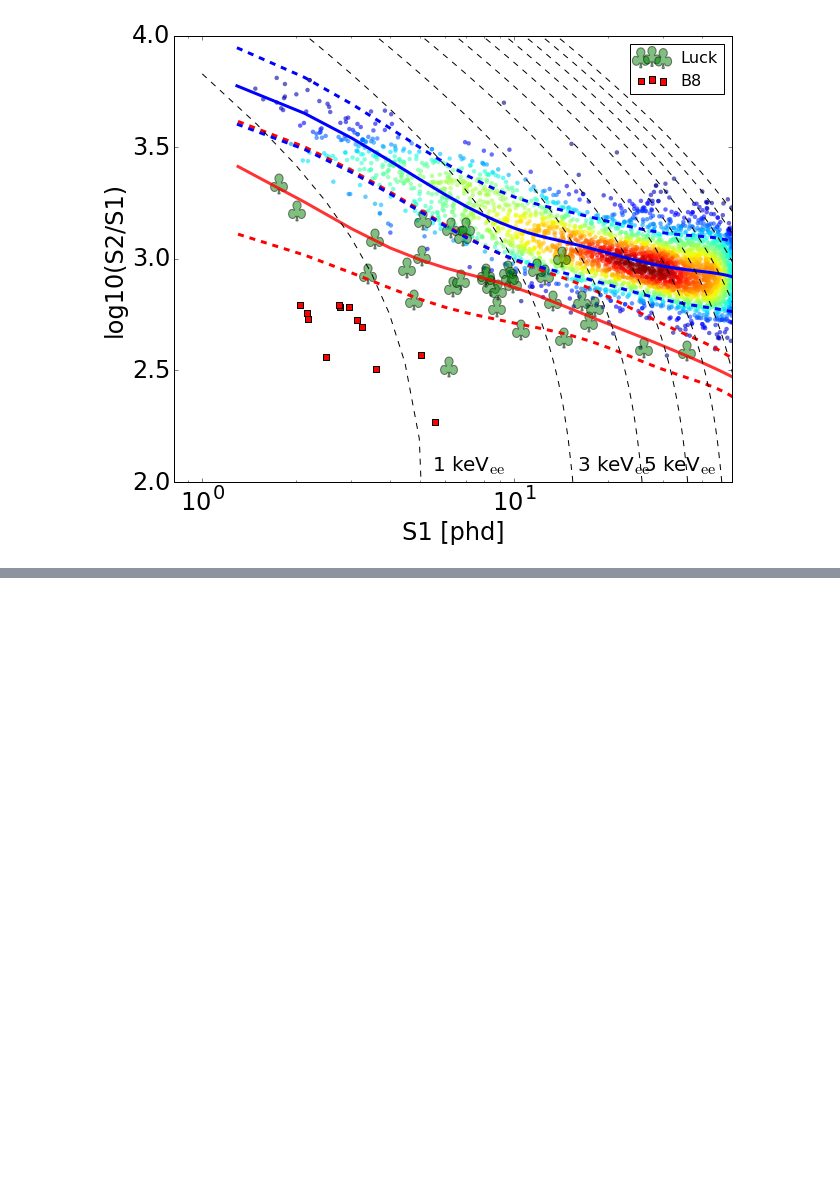
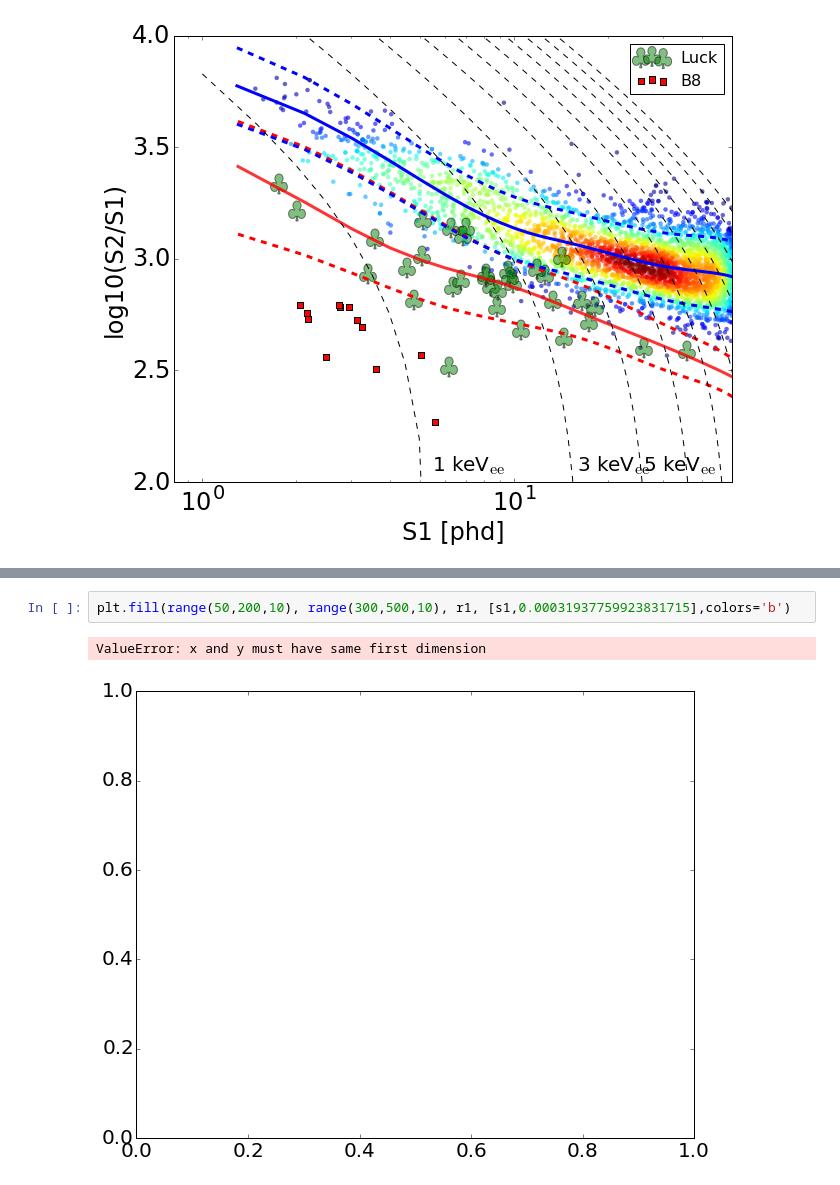
Before and after one commit to attdobi/iPyNb, a Jupyter notebook: PyNEST/TDR/PDF_visualizer.ipynb, the cells around one changed output, grey strips where cells are left out. Drawn from its saved outputs; the diff is of its cells as text; blank space fills up the shorter version.

```diff
--- a/PyNEST/TDR/PDF_visualizer.ipynb
+++ b/PyNEST/TDR/PDF_visualizer.ipynb
@@ -774,0 +823,5 @@ savefig('figs/'+title+'_1LZ-Luck-log.png')
+# %%
+plt.fill(range(50,200,10), range(300,500,10), r1, [s1,0.00031937759923831715],colors='b')
+# %% [output]
+ValueError: x and y must have same first dimension
+[figure, added]
```
Also changed, not shown: parts of 6 cells of this notebook, 54 other files.
